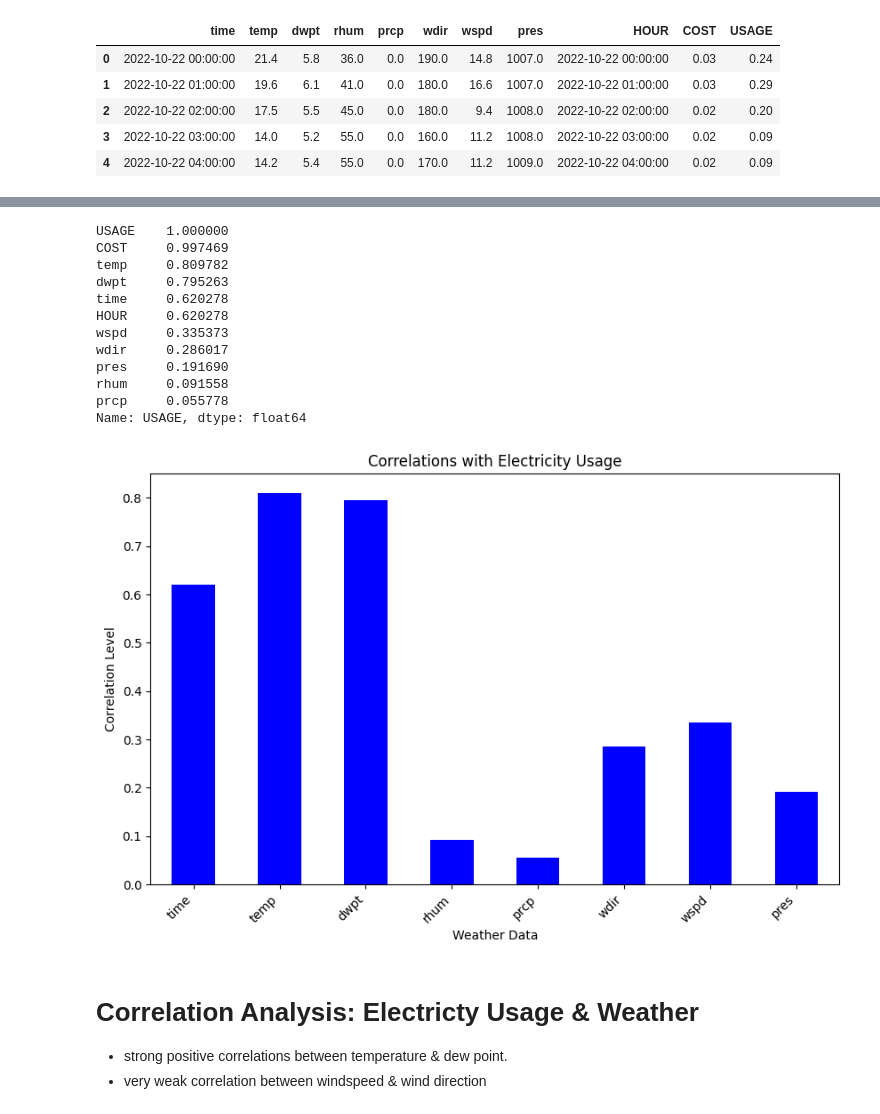
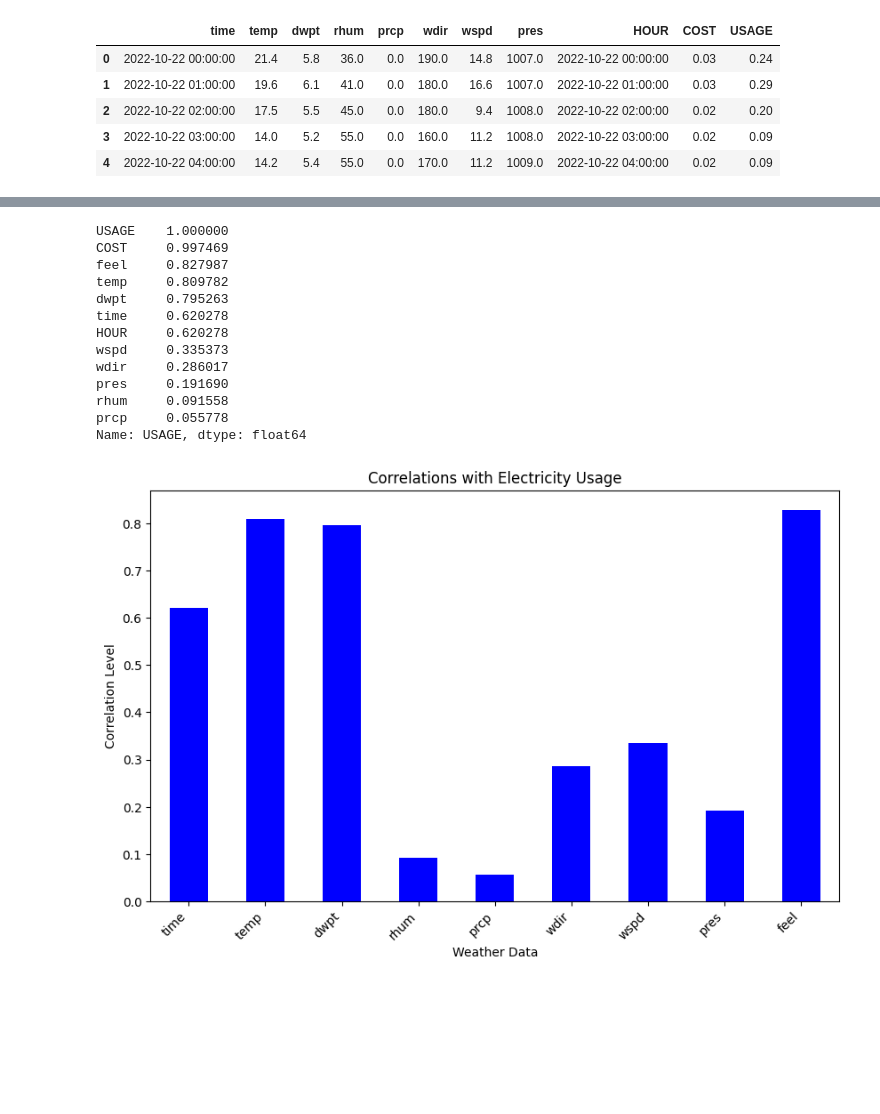
Before and after one commit to MichaelSalata/Energy_Use_Info, a Jupyter notebook: electricity_and_weather_analysis.ipynb, the cells around one changed output, grey strips where cells are left out. Saved outputs shown, nothing was run; the diff lists cells and outputs as text; code cells hidden in the pictures; blank space fills up the shorter version.

Commit message:
added col that calced wind chill, graphed usage every 10F, graphed cumUSAGE & temp together

```diff
--- a/electricity_and_weather_analysis.ipynb
+++ b/electricity_and_weather_analysis.ipynb
@@ -218,3 +216,23 @@ energy_weather_df.head()
 | 2 | 2022-10-22 02:00:00 | 17.5 | 5.5 | 45.0 | 0.0 | 180.0 | 9.4 | 1008.0 | 2022-10-22 02:00:00 | 0.02 | 0.20 |
 | 3 | 2022-10-22 03:00:00 | 14.0 | 5.2 | 55.0 | 0.0 | 160.0 | 11.2 | 1008.0 | 2022-10-22 03:00:00 | 0.02 | 0.09 |
 | 4 | 2022-10-22 04:00:00 | 14.2 | 5.4 | 55.0 | 0.0 | 170.0 | 11.2 | 1009.0 | 2022-10-22 04:00:00 | 0.02 | 0.09 |
+# %%
+# factor in the wind chill into the temperature to create a 'feel' column
+# calculation is taken from the National Weather Service
+# src: https://www.weather.gov/epz/wxcalc_windchillm/
+# src equation: https://www.weather.gov/media/epz/wxcalc/windChill.pdf
+
+# import math
+def calc_temp_feel(temp, wspd):
+    condition = (temp > 10) | (wspd < 4.8)
+
+    temp_f = (temp * 9/5) + 32   # convert Celsius to Farenheit
+    w_mph = 0.621371 * wspd      # convert kmph to mph
+
+    w_frac = w_mph**0.16
+    feel_f = 35.74 + (0.6215*temp_f) - (35.75*w_frac) + (0.4275*temp_f*w_frac)
+    # return (feel_f - 32) * 5/9     # converting back to Celsius
+    return pd.Series(np.where(condition, temp, (feel_f - 32) * 5/9), index=temp.index)
+# %%
+# Apply the function to create the new 'feel' column
+energy_weather_df['feel'] = calc_temp_feel(energy_weather_df['temp'], energy_weather_df['wspd'])
@@ -224,6 +256,7 @@ print(usage_corr)
 # %% [output]
 USAGE    1.000000
 COST     0.997469
+feel     0.827987
 temp     0.809782
 dwpt     0.795263
 time     0.620278
@@ -237,15 +270,12 @@ Name: USAGE, dtype: float64
 # %%
 # Plot energy usage correlations with the weather columns
 plt.figure(figsize=(10, 6))
-usage_corr[weather_df.columns].plot(kind='bar', color='blue')
+weather_cols = weather_df.columns.tolist() + ['feel']
+usage_corr[weather_cols].plot(kind='bar', color='blue')
 plt.title('Correlations with Electricity Usage')
 plt.xlabel('Weather Data')
 plt.ylabel('Correlation Level')
 plt.xticks(rotation=45, ha='right')
 plt.show()
 # %% [output]
-[figure, old version]
+[figure, new version]
-# %% [markdown]
-# Correlation Analysis: Electricty Usage & Weather
-* strong positive correlations between temperature & dew point.
-* very weak correlation between windspeed & wind direction
```
Also changed, not shown: parts of 11 cells of this notebook.
